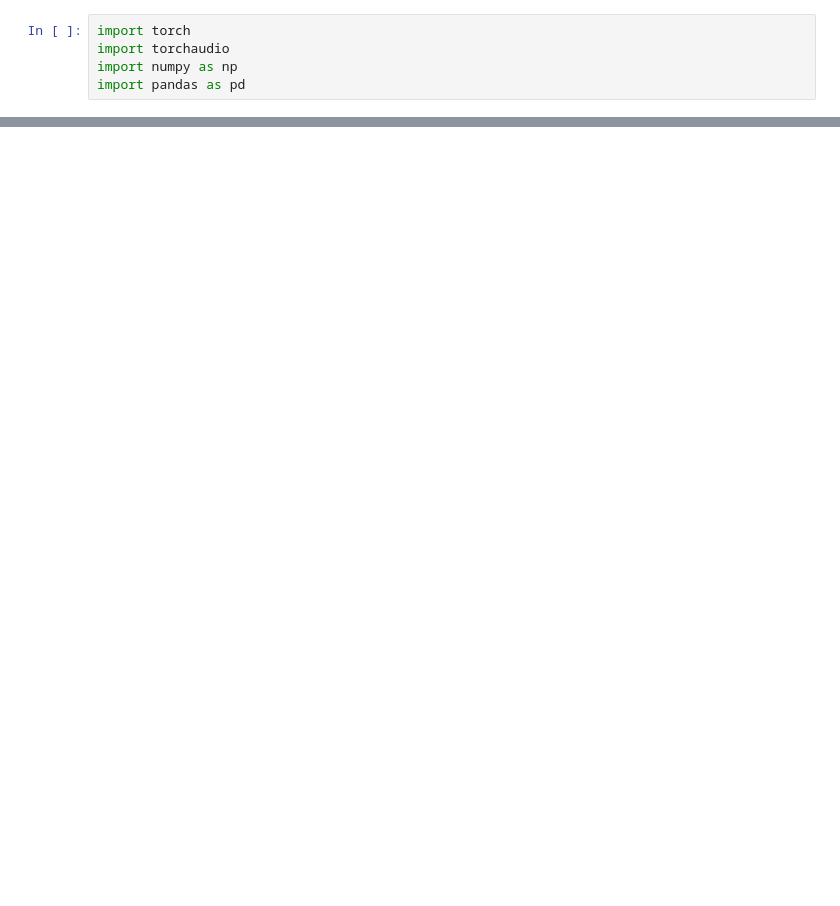
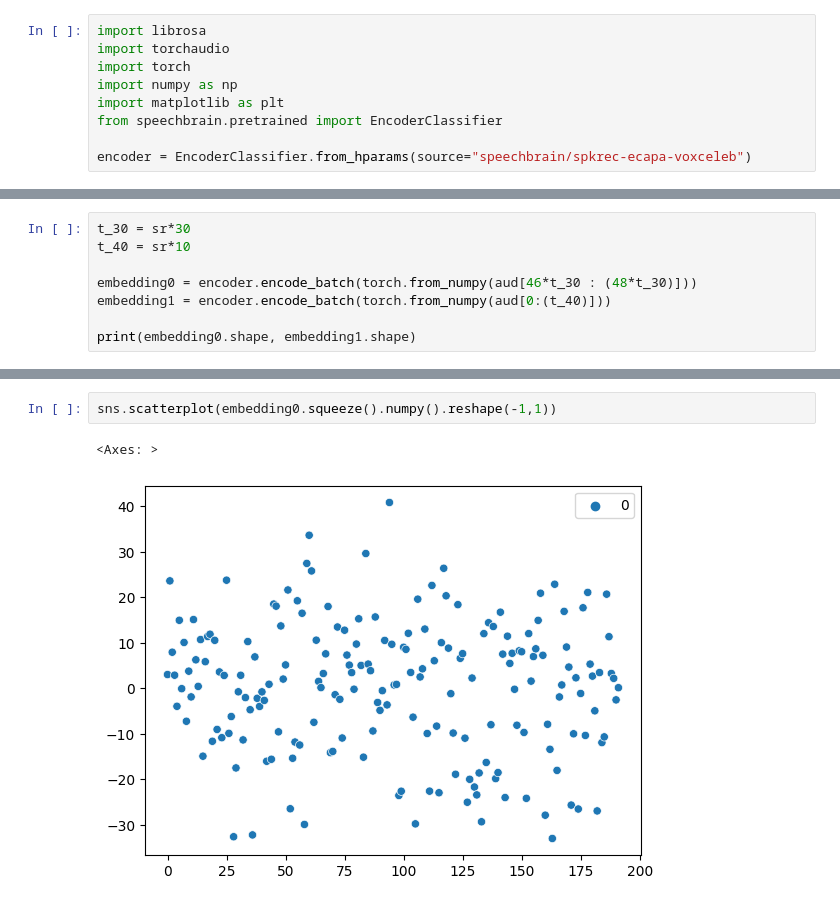
Before and after one commit to darshitttt/SpeakerDiarization, a Jupyter notebook: code00.ipynb, the cells around one changed output, grey strips where cells are left out. Cells and saved outputs as stored; diff of their text form; blank space fills up the shorter version.

```diff
--- a/code00.ipynb
+++ b/code00.ipynb
@@ -1,5 +1,9 @@
 # %%
+import librosa
+import torchaudio
 import torch
-import torchaudio
 import numpy as np
-import pandas as pd
+import matplotlib as plt
+from speechbrain.pretrained import EncoderClassifier
+
+encoder = EncoderClassifier.from_hparams(source="speechbrain/spkrec-ecapa-voxceleb")
@@ -84,0 +45,8 @@ print(np.std(std_np))
+# %%
+t_30 = sr*30
+t_40 = sr*10
+
+embedding0 = encoder.encode_batch(torch.from_numpy(aud[46*t_30 : (48*t_30)]))
+embedding1 = encoder.encode_batch(torch.from_numpy(aud[0:(t_40)]))
+
+print(embedding0.shape, embedding1.shape)
@@ -84,0 +60,5 @@ print(np.std(std_np))
+# %%
+sns.scatterplot(embedding0.squeeze().numpy().reshape(-1,1))
+# %% [output]
+<Axes: >
+[figure, added]
```
Also changed, not shown: parts of 16 cells of this notebook.
